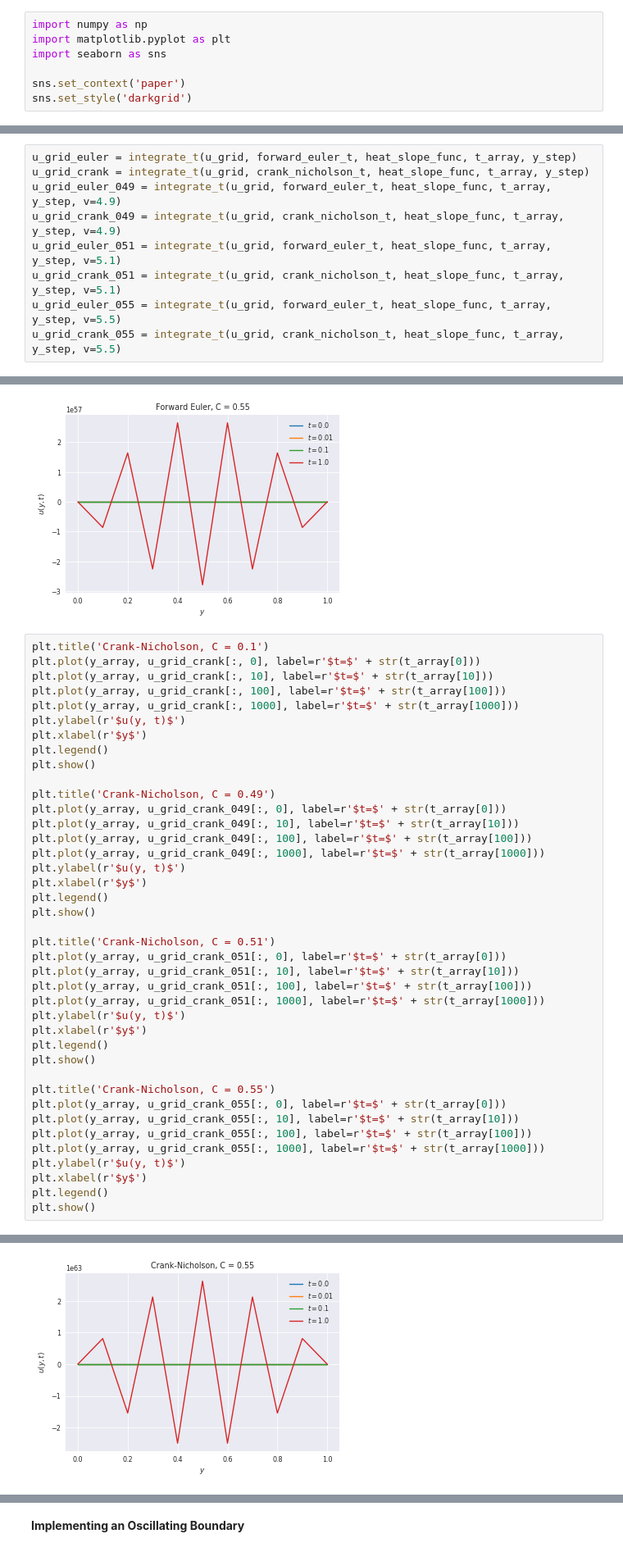
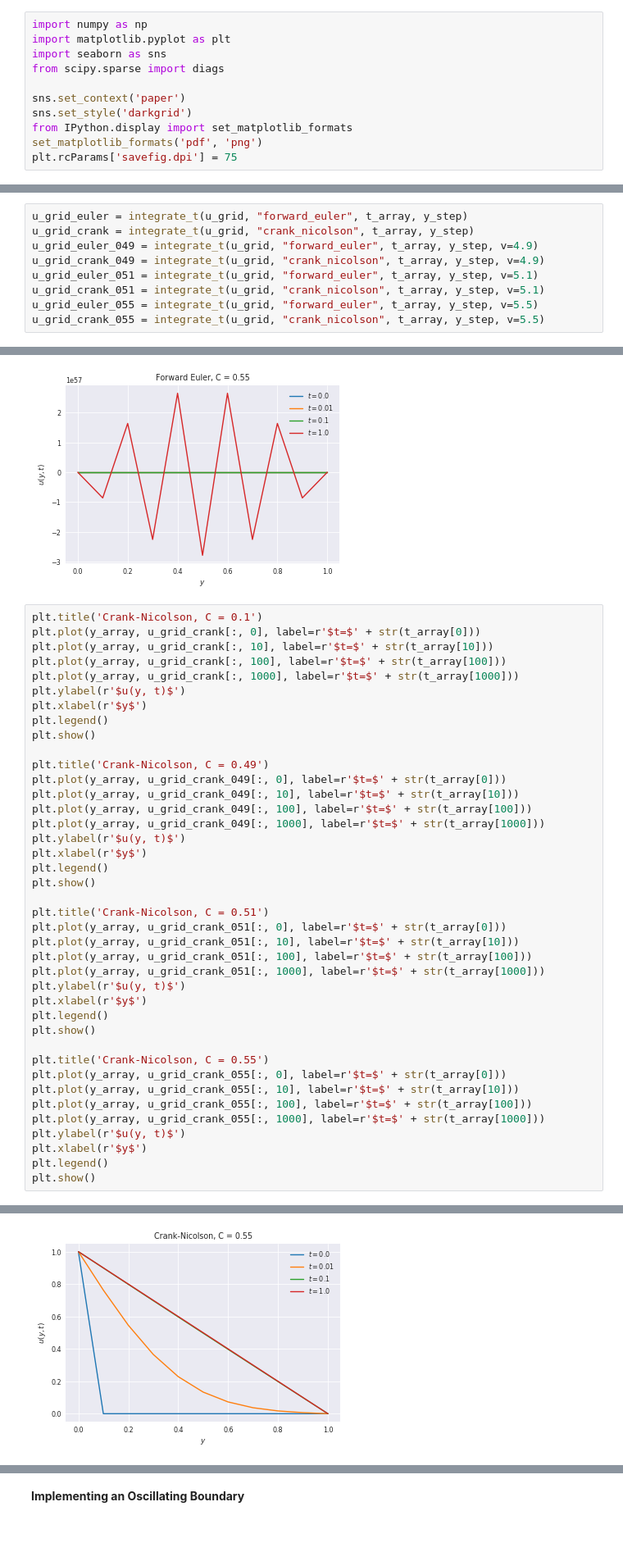
Before and after one commit to gmduvvuri/astr5540, a Jupyter notebook: heat_equation_hw/gmd_heat_equation.ipynb, the cells around one changed output, grey strips where cells are left out. Shown: that part at 82% size. Saved outputs shown, nothing was run; the diff lists cells and outputs as text.

```diff
--- a/heat_equation_hw/gmd_heat_equation.ipynb
+++ b/heat_equation_hw/gmd_heat_equation.ipynb
@@ -2,9 +2,13 @@
 import numpy as np
 import matplotlib.pyplot as plt
 import seaborn as sns
+from scipy.sparse import diags
 
 sns.set_context('paper')
 sns.set_style('darkgrid')
+from IPython.display import set_matplotlib_formats
+set_matplotlib_formats('pdf', 'png')
+plt.rcParams['savefig.dpi'] = 75
 # %% [markdown]
 **Setting Initial Conditions for Wall Accelerating to U at *t*=0, C=0.1**
 # %%
@@ -94,12 +63,12 @@ def integrate_t(u_grid_old, method_func, heat_slope_func, t_array, y_step, t_ste
 # %%
-u_grid_euler = integrate_t(u_grid, forward_euler_t, heat_slope_func, t_array, y_step)
-u_grid_crank = integrate_t(u_grid, crank_nicholson_t, heat_slope_func, t_array, y_step)
-u_grid_euler_049 = integrate_t(u_grid, forward_euler_t, heat_slope_func, t_array, y_step, v=4.9)
-u_grid_crank_049 = integrate_t(u_grid, crank_nicholson_t, heat_slope_func, t_array, y_step, v=4.9)
-u_grid_euler_051 = integrate_t(u_grid, forward_euler_t, heat_slope_func, t_array, y_step, v=5.1)
-u_grid_crank_051 = integrate_t(u_grid, crank_nicholson_t, heat_slope_func, t_array, y_step, v=5.1)
-u_grid_euler_055 = integrate_t(u_grid, forward_euler_t, heat_slope_func, t_array, y_step, v=5.5)
-u_grid_crank_055 = integrate_t(u_grid, crank_nicholson_t, heat_slope_func, t_array, y_step, v=5.5)
+u_grid_euler = integrate_t(u_grid, "forward_euler", t_array, y_step)
+u_grid_crank = integrate_t(u_grid, "crank_nicolson", t_array, y_step)
+u_grid_euler_049 = integrate_t(u_grid, "forward_euler", t_array, y_step, v=4.9)
+u_grid_crank_049 = integrate_t(u_grid, "crank_nicolson", t_array, y_step, v=4.9)
+u_grid_euler_051 = integrate_t(u_grid, "forward_euler", t_array, y_step, v=5.1)
+u_grid_crank_051 = integrate_t(u_grid, "crank_nicolson", t_array, y_step, v=5.1)
+u_grid_euler_055 = integrate_t(u_grid, "forward_euler", t_array, y_step, v=5.5)
+u_grid_crank_055 = integrate_t(u_grid, "crank_nicolson", t_array, y_step, v=5.5)
 # %%
 plt.plot(y_array, u_grid_euler[:, 0], label=r'$t=$' + str(t_array[0]))
 plt.plot(y_array, u_grid_euler[:, 10], label=r'$t=$' + str(t_array[10]))
@@ -146,7 +115,7 @@ plt.show()
 [figure]
 [figure]
 # %%
-plt.title('Crank-Nicholson, C = 0.1')
+plt.title('Crank-Nicolson, C = 0.1')
 plt.plot(y_array, u_grid_crank[:, 0], label=r'$t=$' + str(t_array[0]))
 plt.plot(y_array, u_grid_crank[:, 10], label=r'$t=$' + str(t_array[10]))
 plt.plot(y_array, u_grid_crank[:, 100], label=r'$t=$' + str(t_array[100]))
@@ -156,7 +125,7 @@ plt.xlabel(r'$y$')
 plt.legend()
 plt.show()
 
-plt.title('Crank-Nicholson, C = 0.49')
+plt.title('Crank-Nicolson, C = 0.49')
 plt.plot(y_array, u_grid_crank_049[:, 0], label=r'$t=$' + str(t_array[0]))
 plt.plot(y_array, u_grid_crank_049[:, 10], label=r'$t=$' + str(t_array[10]))
 plt.plot(y_array, u_grid_crank_049[:, 100], label=r'$t=$' + str(t_array[100]))
@@ -166,7 +135,7 @@ plt.xlabel(r'$y$')
 plt.legend()
 plt.show()
 
-plt.title('Crank-Nicholson, C = 0.51')
+plt.title('Crank-Nicolson, C = 0.51')
 plt.plot(y_array, u_grid_crank_051[:, 0], label=r'$t=$' + str(t_array[0]))
 plt.plot(y_array, u_grid_crank_051[:, 10], label=r'$t=$' + str(t_array[10]))
 plt.plot(y_array, u_grid_crank_051[:, 100], label=r'$t=$' + str(t_array[100]))
@@ -176,7 +145,7 @@ plt.xlabel(r'$y$')
 plt.legend()
 plt.show()
 
-plt.title('Crank-Nicholson, C = 0.55')
+plt.title('Crank-Nicolson, C = 0.55')
 plt.plot(y_array, u_grid_crank_055[:, 0], label=r'$t=$' + str(t_array[0]))
 plt.plot(y_array, u_grid_crank_055[:, 10], label=r'$t=$' + str(t_array[10]))
 plt.plot(y_array, u_grid_crank_055[:, 100], label=r'$t=$' + str(t_array[100]))
@@ -192 +161 @@ plt.show()
-[figure, old version]
+[figure, new version]
```
Also changed, not shown: parts of 13 cells of this notebook, 1 other file.
